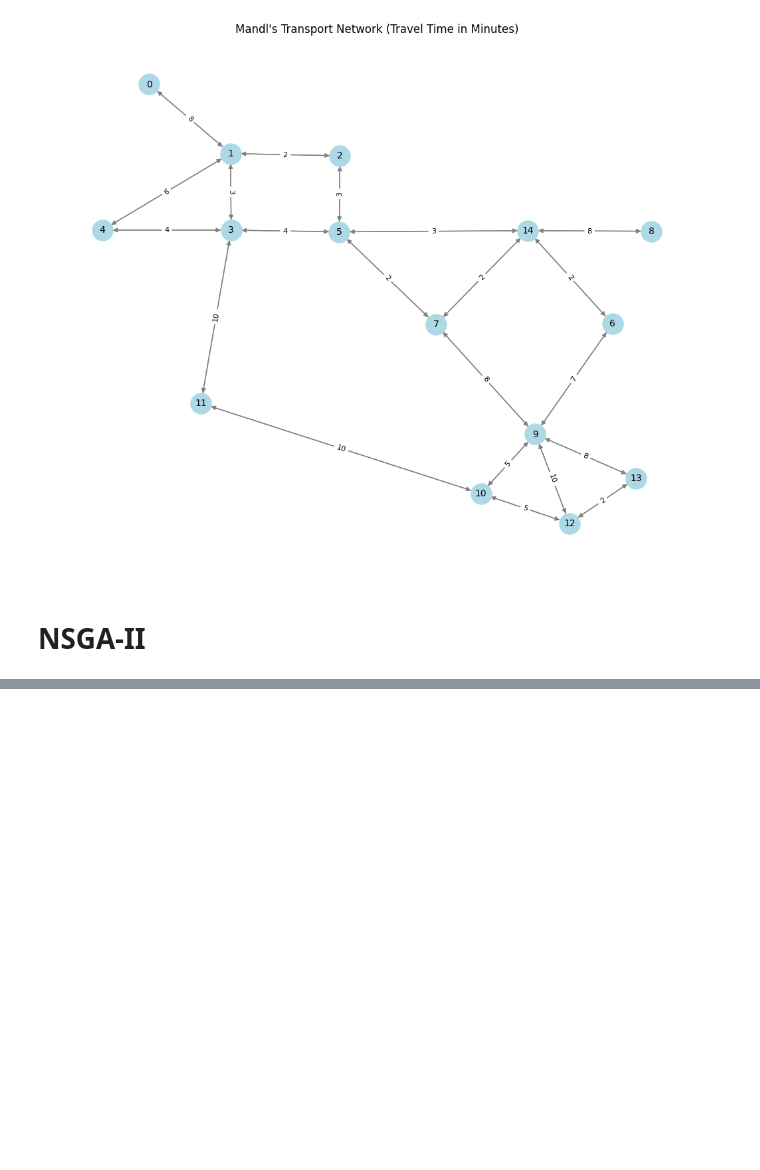
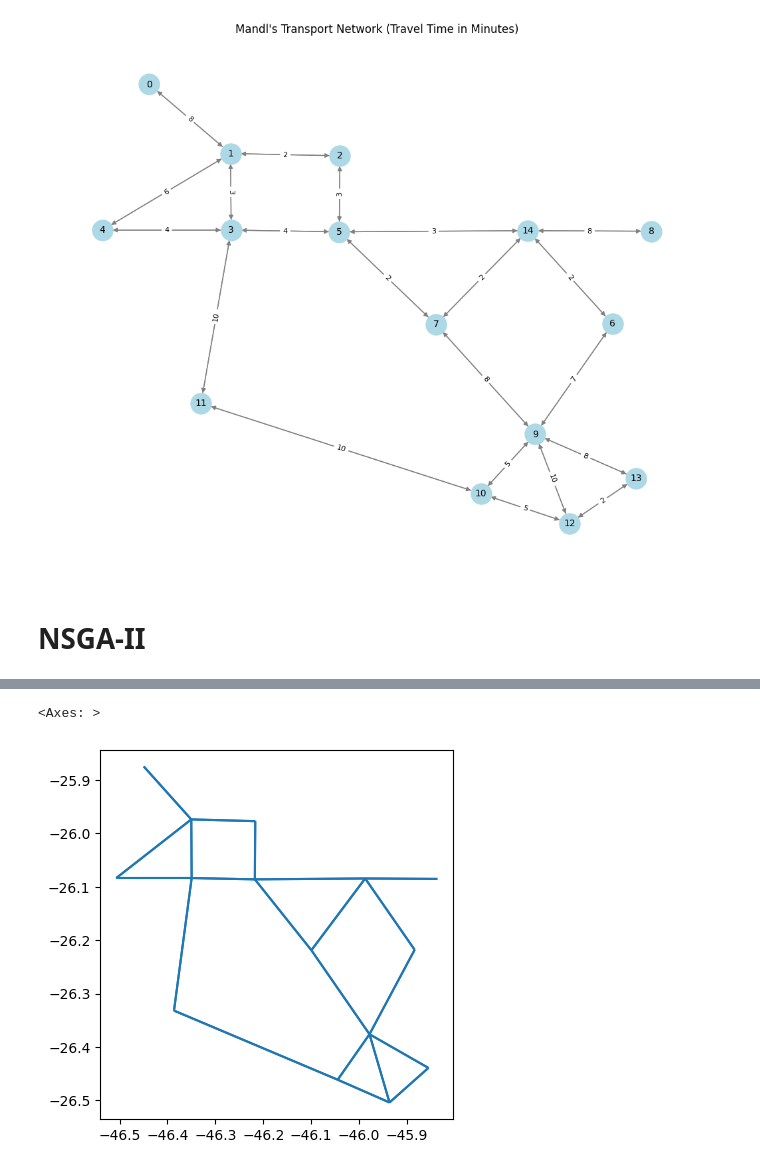
Before and after one commit to alexandermorozzov/Transit_Planner, a Jupyter notebook: examples/experiments/graph_test.ipynb, the cells around one changed output, grey strips where cells are left out. Cells and saved outputs as stored; diff of their text form; code cells hidden in the pictures; blank space fills up the shorter version.

```diff
--- a/examples/experiments/graph_test.ipynb
+++ b/examples/experiments/graph_test.ipynb
@@ -371,0 +544,12 @@ KeyboardInterrupt:
+# %%
+data = [{
+    'u': u,
+    'v': v,
+    'geometry':shapely.LineString([nodes_gdf.loc[u].geometry, nodes_gdf.loc[v].geometry]),
+    **d
+} for u,v,d in res_graph.edges(data=True)]
+edges_gdf = gpd.GeoDataFrame(data=data, crs=4326)
+edges_gdf.plot()
+# %% [output]
+<Axes: >
+[figure, added]
```
Also changed, not shown: parts of 23 cells of this notebook, 1 other file.
